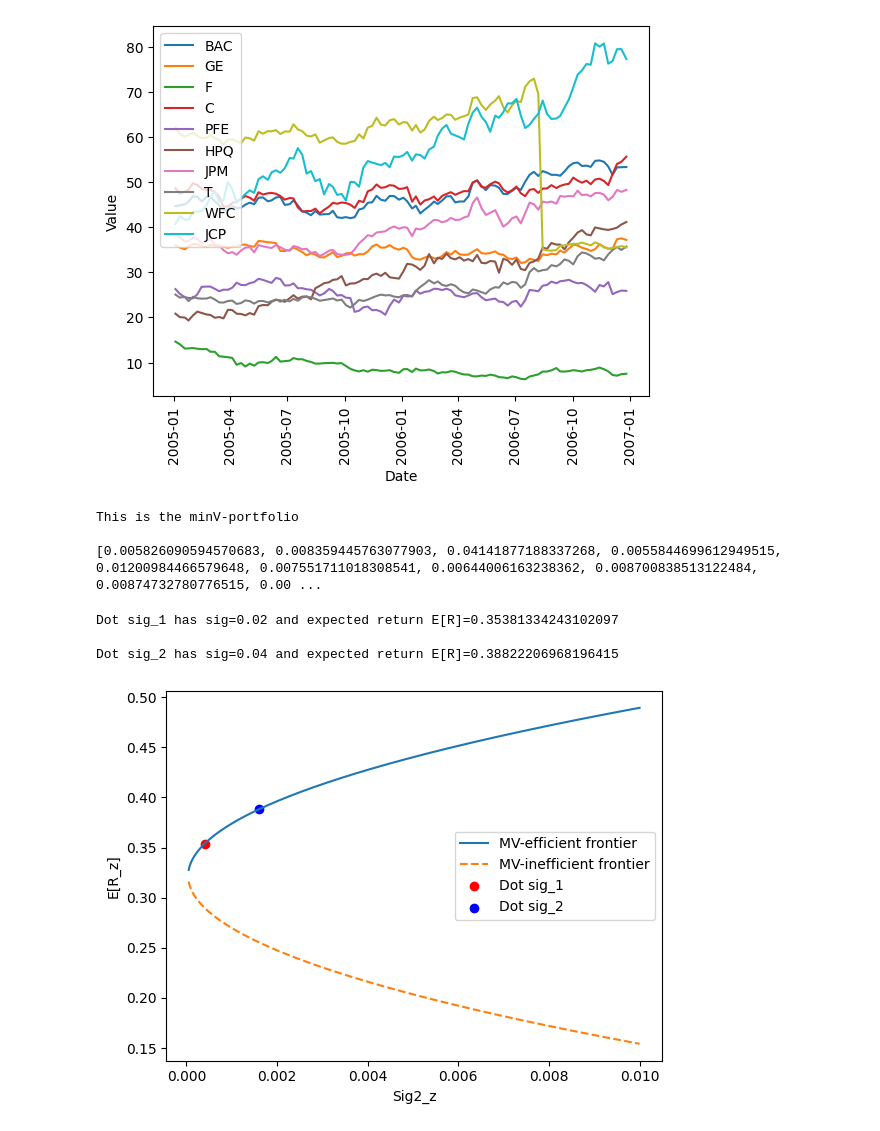
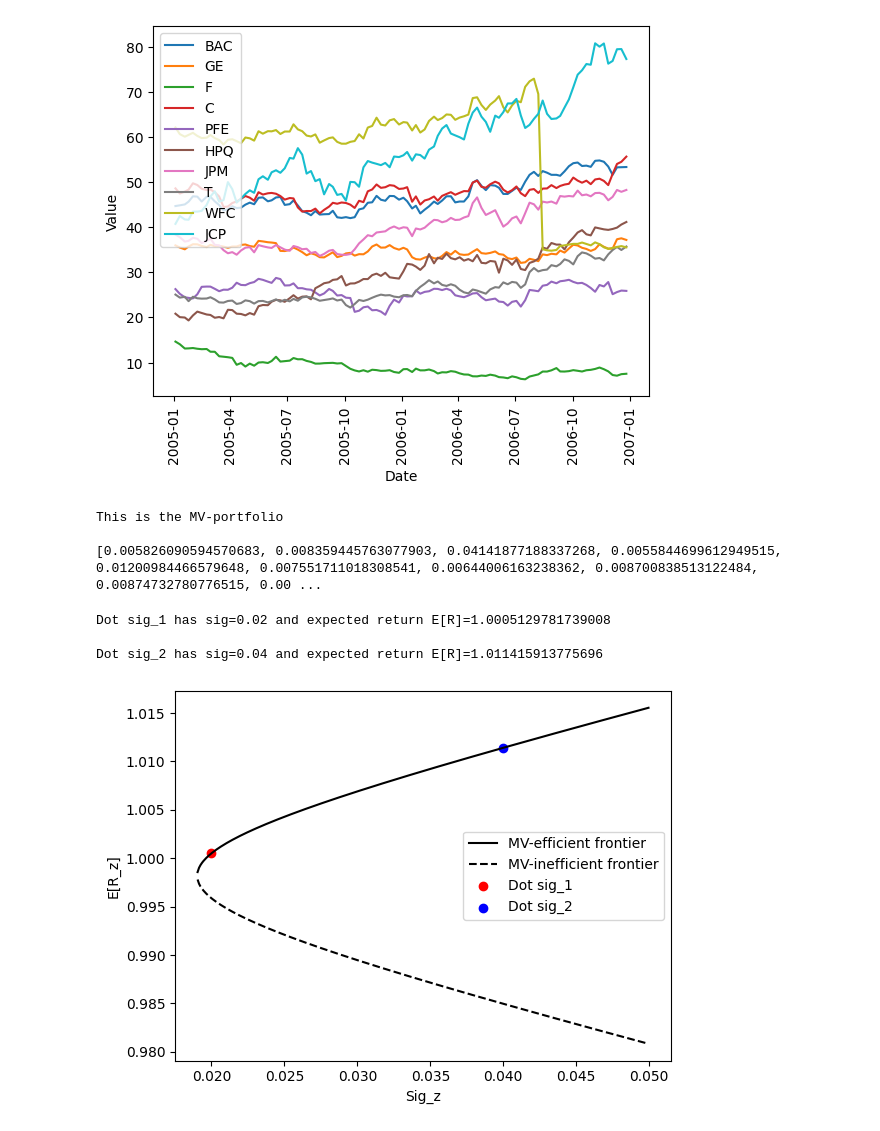
Before and after one commit to GiosueCavagna/FE_MeanVar_Analysis, a Jupyter notebook: MV_portfolio.ipynb, the cells around one changed output. Cells and saved outputs as stored; diff of their text form; code cells hidden in the pictures.

```diff
--- a/MV_portfolio.ipynb
+++ b/MV_portfolio.ipynb
@@ -80,15 +80,16 @@ for t in range(T):
 #print(len(k_e))
 #print(np.dot(k_e,k_q))
 # %%
-#k_ek_e=np.mean(np.multiply(k_e, k_e))
-R_e=k_e/np.mean(np.multiply(k_e, k_e))
+#k_qk_e=np.mean(np.multiply(k_q, k_e))
+R_e=k_e/np.mean(np.multiply(k_q, k_e))
 R_q=k_q/np.mean(np.multiply(k_q, k_q))
 sig2_q=np.var(R_q)
 # %%
 l_m= np.cov(R_e-R_q,R_e)[1,0]/np.var(R_q-R_e)
-l_m.shape
 R_m= R_e+ l_m*(R_q-R_e)
-sig2_m=np.var(R_e)-l_m*(np.var(R_e)-np.cov(R_q,R_e)[1,0])
+sig2_m=np.var(R_e)-(((np.cov(R_e-R_q,R_e)[1,0])**2)/(np.var(R_q-R_e)))
+#sig2_m=np.var(R_e)-l_m*(np.var(R_e)-np.cov(R_q,R_e)[1,0])
+#print(np.sqrt(sig2_m))
 # %%
 #Answer to the first question of exercize 3
 c_e=[0 for _ in range(J)]
@@ -98,47 +99,51 @@ j=0
 for j in range(J):
     c_e[j]=(np.dot(S_inv[i,:],R_means)/df.iloc[-1,j])
 
-print('This is the minV-portfolio\n')
+print('This is the MV-portfolio\n')
 print(c_e)
 print('\n')
 # %% [output]
-This is the minV-portfolio
+This is the MV-portfolio
 
 [0.005826090594570683, 0.008359445763077903, 0.04141877188337268, 0.0055844699612949515, 0.01200984466579648, 0.007551711018308541, 0.00644006163238362, 0.008700838513122484, 0.00874732780776515, 0.00 ...
 # %%
 #Answer to the second question of exercize 3
-sig_z=np.arange(0.00005,0.01,0.000001)
-sig2_z=sig_z**2
-def ER_z(sig2_z):
-    ER_z_eff=np.mean(R_m)+(np.sqrt((sig2_z-sig2_m)/(sig2_q-sig2_m))*(np.mean(R_q)-np.mean(R_m)))
-    ER_z_ineff=np.mean(R_m)-(np.sqrt((sig2_z-sig2_m)/(sig2_q-sig2_m))*(np.mean(R_q)-np.mean(R_m)))
-    return [ER_z_eff,ER_z_ineff]
+sig_z=np.arange(0.01905,0.05,0.0001)
 
-[ER_z_eff,ER_z_ineff]=ER_z(sig_z)
+def ER_z(sig_z):
+    ER_z_plus=np.mean(R_m)+(np.sqrt((sig_z**2-sig2_m)/(sig2_q-sig2_m))*(np.mean(R_q)-np.mean(R_m)))
+    ER_z_minus=np.mean(R_m)-(np.sqrt((sig_z**2-sig2_m)/(sig2_q-sig2_m))*(np.mean(R_q)-np.mean(R_m)))
+    return [ER_z_plus,ER_z_minus]
+
+if (np.mean(np.multiply(k_e,k_q)))>0 :
+    [ER_z_ineff,ER_z_eff]=ER_z(sig_z)
+else:
+    [ER_z_eff,ER_z_ineff]=ER_z(sig_z)
 # %%
 #Answer to the third qeustion of exercise 3
 sig_1=0.02
 sig_2=0.04
 
-ER_1=ER_z(sig_1**2)[0]
-ER_2=ER_z(sig_2**2)[0]
+ER_1=ER_z(sig_1)[1]
+ER_2=ER_z(sig_2)[1]
 
 print('Dot sig_1 has sig='+str(sig_1)+' and expected return E[R]='+str(ER_1)+'\n')
 print('Dot sig_2 has sig='+str(sig_2)+' and expected return E[R]='+str(ER_2)+'\n')
 
-plt.plot(sig_z, ER_z_eff, label='MV-efficient frontier')
-plt.plot(sig_z, ER_z_ineff,  linestyle='--',label='MV-inefficient frontier')
-plt.scatter(sig_1**2, ER_1, color='red', label='Dot sig_1')
-plt.scatter(sig_2**2, ER_2, color='blue', label='Dot sig_2')
+plt.plot(sig_z, ER_z_eff, color='black',label='MV-efficient frontier')
+plt.plot(sig_z, ER_z_ineff, color='black' ,linestyle='--',label='MV-inefficient frontier')
+plt.scatter(sig_1, ER_1, color='red', label='Dot sig_1')
+plt.scatter(sig_2, ER_2, color='blue', label='Dot sig_2')
+
 # Add labels and a legend
-plt.xlabel('Sig2_z')
+plt.xlabel('Sig_z')
 plt.ylabel('E[R_z]')
 plt.legend()
 
 # Show the plot
 plt.show()
 # %% [output]
-Dot sig_1 has sig=0.02 and expected return E[R]=0.35381334243102097
+Dot sig_1 has sig=0.02 and expected return E[R]=1.0005129781739008
 
-Dot sig_2 has sig=0.04 and expected return E[R]=0.38822206968196415
+Dot sig_2 has sig=0.04 and expected return E[R]=1.011415913775696
-[figure, old version]
+[figure, new version]
```
Also changed, not shown: parts of 2 cells of this notebook.
